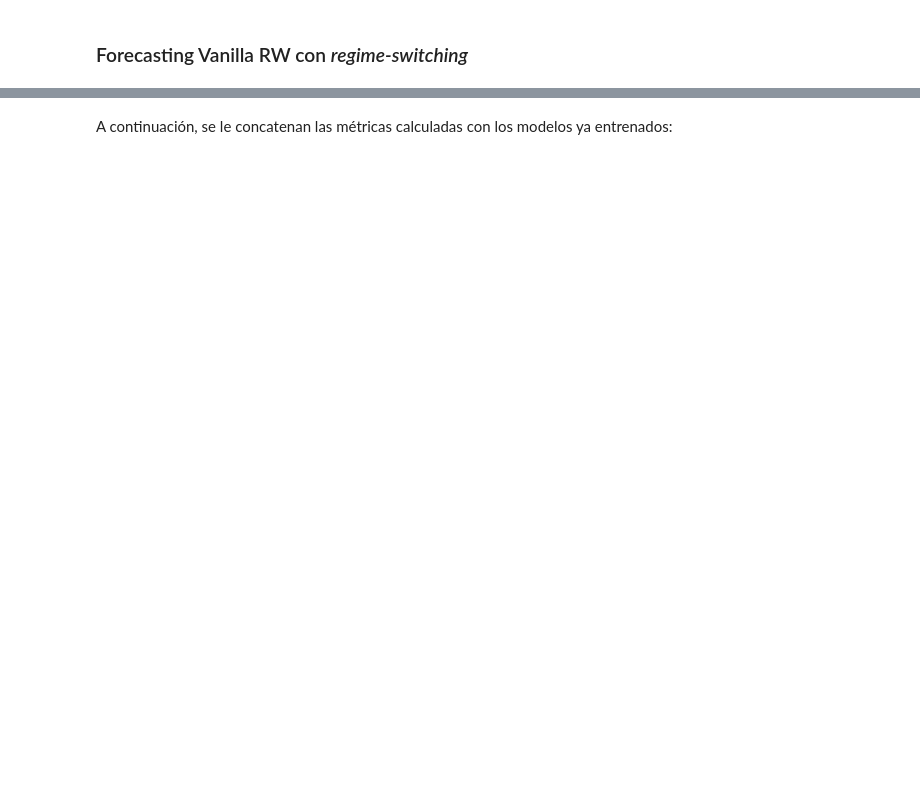
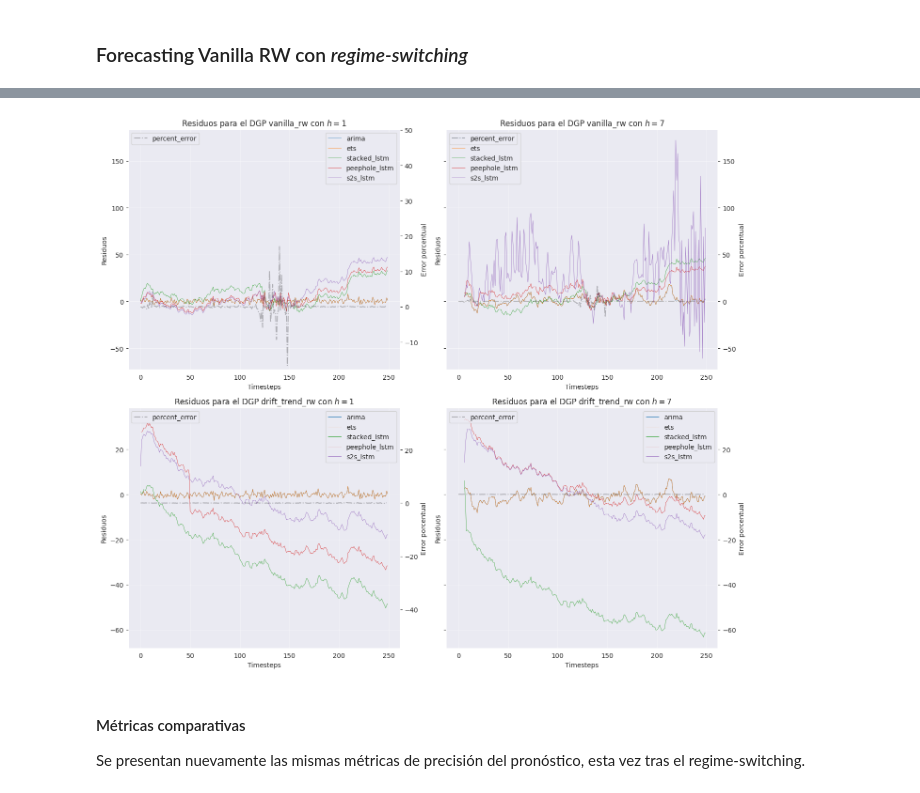
Before and after one commit to matiasdperez/MEC_tesis, a Jupyter notebook: notebooks/simulaciones/1_random_walk.ipynb, the cells around one changed output, grey strips where cells are left out. Saved outputs shown, nothing was run; the diff lists cells and outputs as text; code cells hidden in the pictures; blank space fills up the shorter version.

```diff
--- a/notebooks/simulaciones/1_random_walk.ipynb
+++ b/notebooks/simulaciones/1_random_walk.ipynb
@@ -1521,22 +1552,0 @@ plt.show()
-# %%
-fig, axs = plt.subplots(3, 1, figsize=(15, 10), sharex=True)
-
-i=0
-
-for h in h_list:
-    axs[i].plot(drift_trend_y_train, color='blue', label='Train', lw=0.3)
-    axs[i].plot(range(split_index, n_steps), rw_drift_trend_post_switch.y[split_index:], color='green', label='Test', lw=1)
-    axs[i].axvline(x=split_index, color='red', linestyle='--', lw=0.5)
-    axs[i].axhline(y=0, color='black', linestyle='--', lw=0.5)
-
-    axs[i].plot(range(split_index+h-1, n_steps), rw_best_models['drift_trend_rw'][h]['arima'].predictions['iterative'], alpha=0.5, label='ARIMA')
-    axs[i].plot(range(split_index+h-1, n_steps), rw_best_models['drift_trend_rw'][h]['ets'].predictions['iterative'], alpha=0.5, label='ETS')
-    axs[i].plot(range(split_index+h-1, n_steps), scaler_vanilla.inverse_transform(rw_best_models['drift_trend_rw'][h]['stacked_lstm'].predictions['iterative']), alpha=0.5, label='LSTM')
-
-    axs[i].set_title("Horizonte de predicción h = "+str(h))
-    axs[i].set_ylabel('$y$')
-    axs[i].legend(loc='best')
-
-    i+=1
-
-plt.show()
@@ -1549 +1555,21 @@ Primero se calculan las métricas de precisión del forecasting para una estrate
+# %%
+residuals_post = defaultdict(lambda: defaultdict(dict))
+
+for outer_key, dgp in rw_best_models.items():
+    y_true = vanilla_rw_post_switch.y[split_index:] if outer_key == 'vanilla_rw' else rw_drift_trend_post_switch.y[split_index:]
+    scaler = scaler_vanilla if outer_key == 'vanilla_rw' else scaler_drift_trend
+
+    for inner_key, h in dgp.items():
+        for name, model in h.items():
+            residuals_post[outer_key][inner_key][name] = calculate_residuals(
+                y_true, inner_key, model, None if name in ['arima', 'ets'] else scaler
+            )
+# %%
+plot_residuals_grid(residuals_post, vanilla_rw_post_switch.y[split_index:], rw_drift_trend_post_switch.y[split_index:])
+# %% [output]
+[figure, added]
+# %% [markdown]
+#### Métricas comparativas
+
+Se presentan nuevamente las mismas métricas de precisión del pronóstico, esta vez tras el regime-switching.
 # %%
@@ -1568,2 +1594,0 @@ for i, j in ground_truth:
-# %% [markdown]
-A continuación, se le concatenan las métricas calculadas con los modelos ya entrenados:
```
Also changed, not shown: parts of 29 cells of this notebook.
